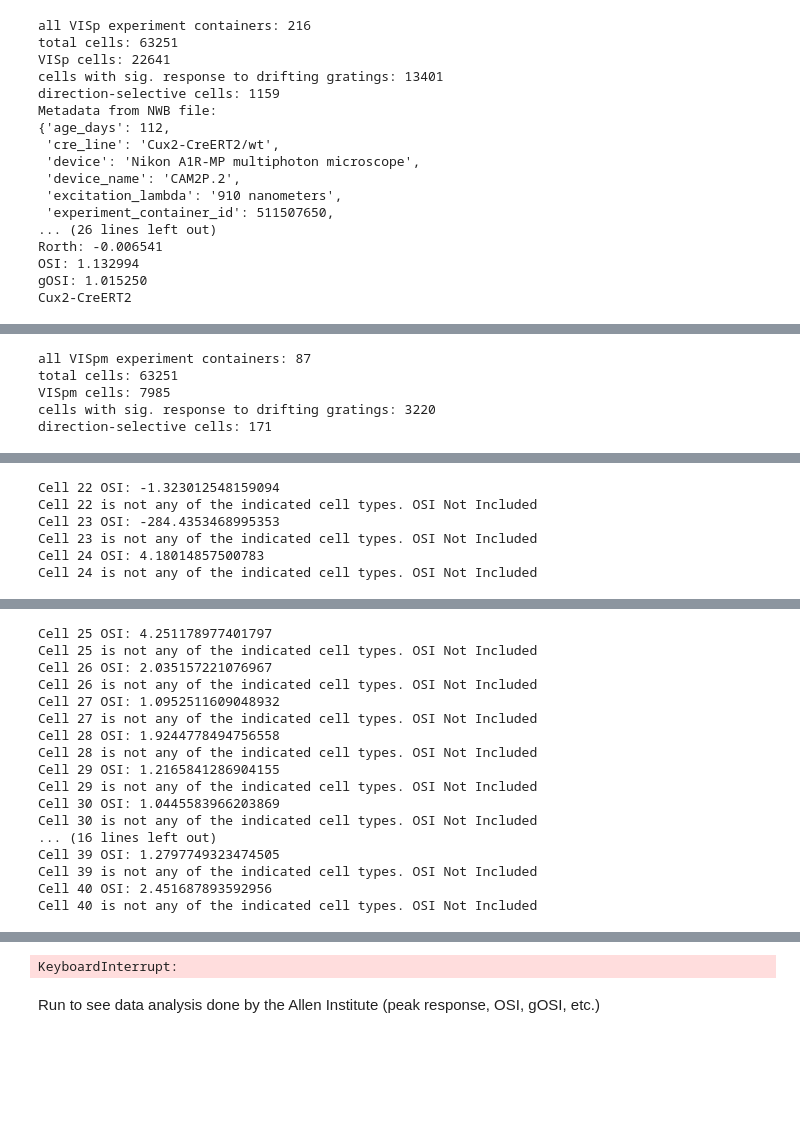
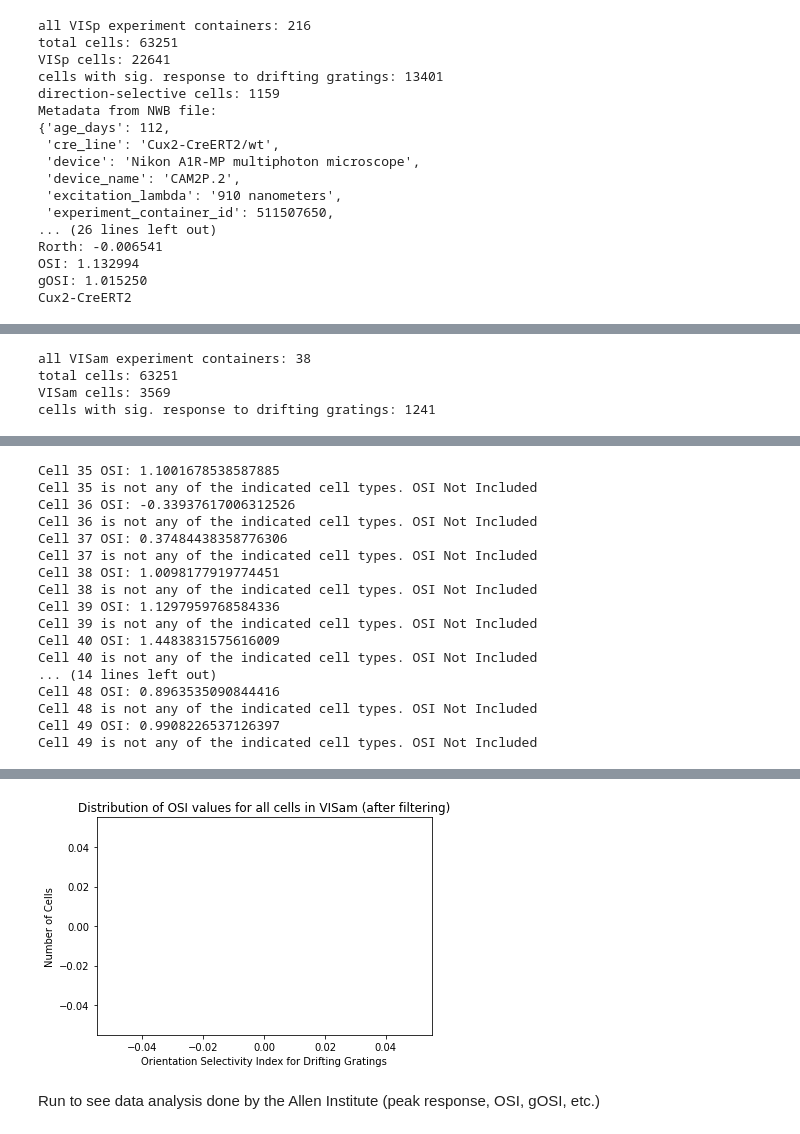
Before and after one commit to ejyu-git/allen-data-proj, a Jupyter notebook: drifting_gratings.ipynb, the cells around one changed output, grey strips where cells are left out. Drawn from its saved outputs; the diff is of its cells as text; code cells hidden in the pictures; blank space fills up the shorter version.

Commit message:
cell filtering finalized

```diff
--- a/drifting_gratings.ipynb
+++ b/drifting_gratings.ipynb
@@ -255,20 +262,21 @@ def dg_for_cell(boc, dsi_cells, index, plot_trial_graphs, plot_stim_instances, p
 # print_other_vals: when set to true, will print the Rmax, pref TF, pref ORI, Rorth, and gOSI
 # filter_vals: when set to true, creates the histogram and excludes OSIs below 0 or above 2
 # cre_lines_list: given one or multiple cre_lines, will filter the cells of the targeted structure to those cells
+# max_cells: if given a value, will only run a maximum of that amount of cells
 #
 # Warning: will require downloading nwb files for many cells. Will take a while
-def create_histogram(targeted_struct, print_OSIs, print_other_vals, filter_vals, cre_lines_list) :
+def create_histogram(targeted_struct, print_OSIs, print_other_vals, filter_vals, cre_lines_list, max_cells) :
 
     # Download experiment containers for experiments of target structure
     exp_containers = boc.get_experiment_containers(targeted_structures=[targeted_struct])
     print("all %s experiment containers: %d" % (targeted_struct, len(exp_containers)))
 
     # Download cells for a set of experiments and convert to DataFrame
-    cells = boc.get_cell_specimens() # this code may be moved outside of the function?
-    cells = pd.DataFrame.from_records(cells)
-    print("total cells: %d" % len(cells))
+    #cells = boc.get_cell_specimens() # this code may be moved outside of the function?
+    #cells = pd.DataFrame.from_records(cells)
+    #print("total cells: %d" % len(cells))
 
-    # find direction selective cells in VISp
+    # find direction selective cells in target_struct
     exp_container_ids = [ ec['id'] for ec in exp_containers ]
     structure_cells = cells[cells['experiment_container_id'].isin(exp_container_ids)]
     print("%s cells: %d" % (targeted_struct, len(structure_cells)))
@@ -277,17 +285,22 @@ def create_histogram(targeted_struct, print_OSIs, print_other_vals, filter_vals,
     sig_cells = structure_cells[structure_cells['p_dg'] < 0.05]
     print("cells with sig. response to drifting gratings: %d" % len(sig_cells))
 
-    #dsi_cells = sig_cells
+    dsi_cells = sig_cells
 
     # direction selective cells
-    dsi_cells = sig_cells[(sig_cells['g_dsi_dg'] > 0.9)]  #lower threshold or get rid of entirely?
-    print("direction-selective cells: %d" % len(dsi_cells))
+    #dsi_cells = sig_cells[(sig_cells['g_dsi_dg'] > 0.9)]  #lower threshold or get rid of entirely?
+    #print("direction-selective cells: %d" % len(dsi_cells))
 
-    OSIs = [0] * len(dsi_cells)
+    OSIs = []
     OSI_index=0
     index = 0
 
-    while index < len(dsi_cells) :
+    if (max_cells != 0) : # decide how many times to run cell calculations
+        max_runs = max_cells
+    else :
+        max_runs = len(dsi_cells)
+
+    while index < max_runs :
         cell_vals = dg_for_cell(boc, dsi_cells, index, False, False, False, False, False)
         OSI = cell_vals[4]
         if (cre_lines_list != None) :  # if cre_line arg is set, will also filter by cell type
@@ -318,6 +331,8 @@ def create_histogram(targeted_struct, print_OSIs, print_other_vals, filter_vals,
             OSI_index += 1
         index += 1
 
+    if(OSIs == None) : sys.exit("0 OSI values collected")
+
     if(filter_vals):
         filtered_OSIs = filter(lambda tar_OSI: 0 <= tar_OSI <= 2, OSIs)
         OSIs_to_plot = filtered_OSIs
@@ -402,8 +417,7 @@ all cre lines:
 # %%
-create_histogram('VISpm', True, False, True, ['Sst-IRES-Cre', 'Vip-IRES-Cre'])
+create_histogram('VISam', True, False, True, ['Sst-IRES-Cre', 'Vip-IRES-Cre'], 50)
 # %% [output]
-all VISpm experiment containers: 87
+all VISam experiment containers: 38
 total cells: 63251
-VISpm cells: 7985
-cells with sig. response to drifting gratings: 3220
-direction-selective cells: 171
+VISam cells: 3569
+cells with sig. response to drifting gratings: 1241
@@ -447,6 +459,17 @@ Cell 21 is not any of the indicated cell types. OSI Not Included
-Cell 22 OSI: -1.323012548159094
-Cell 22 is not any of the indicated cell types. OSI Not Included
-Cell 23 OSI: -284.4353468995353
-Cell 23 is not any of the indicated cell types. OSI Not Included
-Cell 24 OSI: 4.18014857500783
-Cell 24 is not any of the indicated cell types. OSI Not Included
+Cell 35 OSI: 1.1001678538587885
+Cell 35 is not any of the indicated cell types. OSI Not Included
+Cell 36 OSI: -0.33937617006312526
+Cell 36 is not any of the indicated cell types. OSI Not Included
+Cell 37 OSI: 0.37484438358776306
+Cell 37 is not any of the indicated cell types. OSI Not Included
+Cell 38 OSI: 1.0098177919774451
+Cell 38 is not any of the indicated cell types. OSI Not Included
+Cell 39 OSI: 1.1297959768584336
+Cell 39 is not any of the indicated cell types. OSI Not Included
+Cell 40 OSI: 1.4483831575616009
+Cell 40 is not any of the indicated cell types. OSI Not Included
+... (14 lines left out)
+Cell 48 OSI: 0.8963535090844416
+Cell 48 is not any of the indicated cell types. OSI Not Included
+Cell 49 OSI: 0.9908226537126397
+Cell 49 is not any of the indicated cell types. OSI Not Included
@@ -454,17 +475,0 @@ Cell 24 is not any of the indicated cell types. OSI Not Included
-Cell 25 OSI: 4.251178977401797
-Cell 25 is not any of the indicated cell types. OSI Not Included
-Cell 26 OSI: 2.035157221076967
-Cell 26 is not any of the indicated cell types. OSI Not Included
-Cell 27 OSI: 1.0952511609048932
-Cell 27 is not any of the indicated cell types. OSI Not Included
-Cell 28 OSI: 1.9244778494756558
-Cell 28 is not any of the indicated cell types. OSI Not Included
-Cell 29 OSI: 1.2165841286904155
-Cell 29 is not any of the indicated cell types. OSI Not Included
-Cell 30 OSI: 1.0445583966203869
-Cell 30 is not any of the indicated cell types. OSI Not Included
-... (16 lines left out)
-Cell 39 OSI: 1.2797749323474505
-Cell 39 is not any of the indicated cell types. OSI Not Included
-Cell 40 OSI: 2.451687893592956
-Cell 40 is not any of the indicated cell types. OSI Not Included
@@ -472,4 +476,4 @@ Cell 40 is not any of the indicated cell types. OSI Not Included
-KeyboardInterrupt:
+[figure, added]
 # %%
 create_histogram('VISpm', True, False, True, ['Sst-IRES-Cre', 'Vip-IRES-Cre'])
 # %% [markdown]
```
Also changed, not shown: parts of 4 cells of this notebook.
